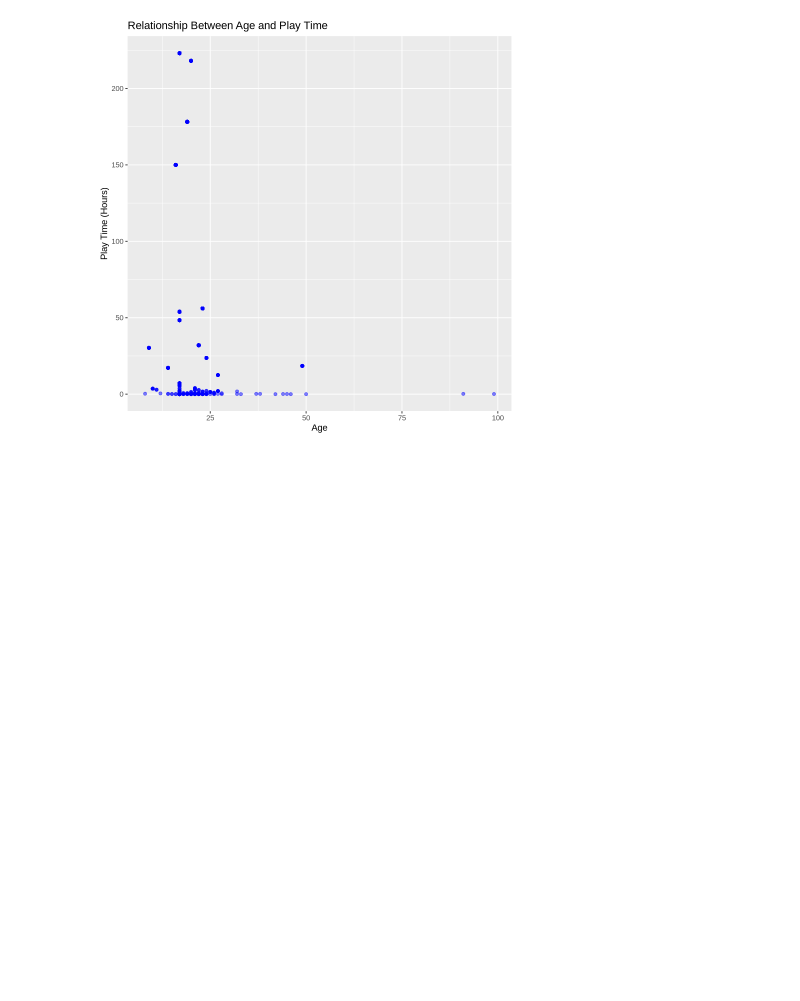
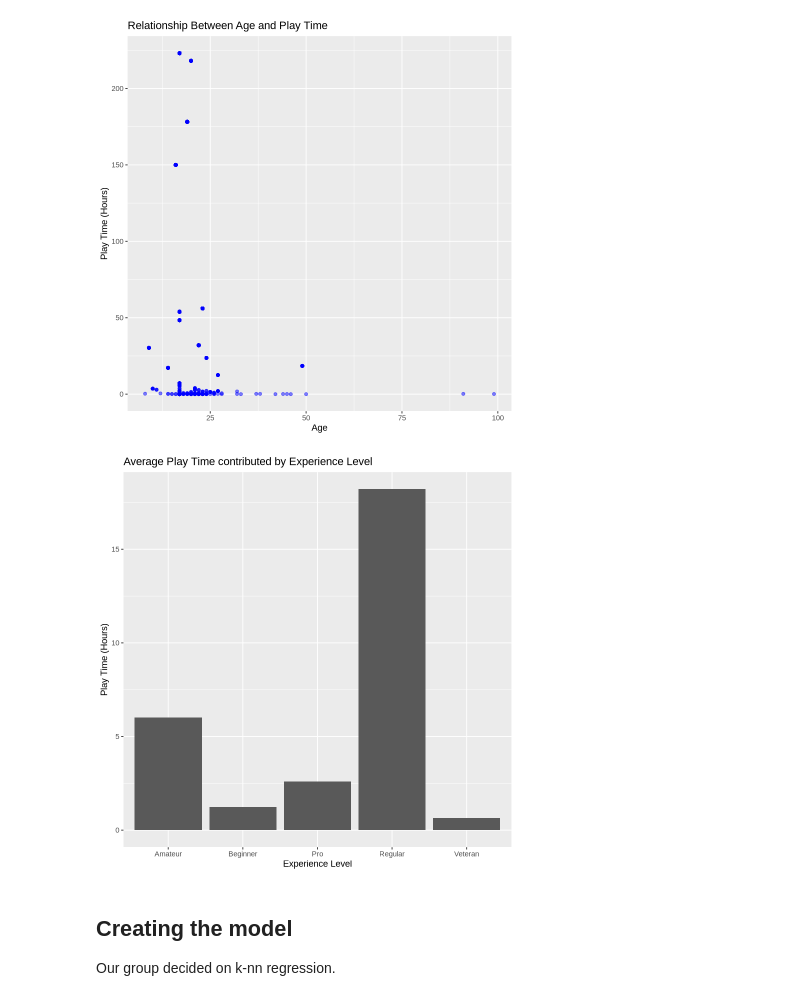
Before and after one commit to yuunvis/Group-Project, a Jupyter notebook: group_project.ipynb, the cells around one changed output. Cells and saved outputs as stored; diff of their text form; code cells hidden in the pictures; blank space fills up the shorter version.

Commit message:
One hot encoding and bar graph
Did one hot encoding on experience and gender to give numerical values to them. Made a plot of average play time contributed by Experience Level.

```diff
--- a/group_project.ipynb
+++ b/group_project.ipynb
@@ -81,7 +82,11 @@ session_data_select <- session_data |>
                         end_time = as.POSIXct(end_time, format = "%d/%m/%Y %H:%M")) |>
                         select(-original_start_time, -original_end_time)
                         combined_data <- left_join(play_data_select, session_data_select, by = "hashedEmail")
+mean_play<- play_data|>
+group_by(experience)|>
+    summarize(average_hours=mean(played_hours))
 
-glimpse(combined_data)
-glimpse(play_data_select)
+mean_play
+print(combined_data)
+print(play_data_select)
 # %% [output]
@@ -135,3 +146,18 @@ plot3
 [figure]
 [figure]
 [figure]
+# %%
+
+plot4 <- ggplot(mean_play, aes(x = experience, y= average_hours)) +
+         geom_bar(stat = "identity") +
+         labs(
+              title = "Average Play Time contributed by Experience Level",
+              x = "Experience Level",
+              y = "Play Time (Hours)"
+              )
+plot4
+# %% [output]
+[figure, added]
+# %% [markdown]
+## Creating the model
+Our group decided on k-nn regression.
```
Also changed, not shown: parts of 9 cells of this notebook.
